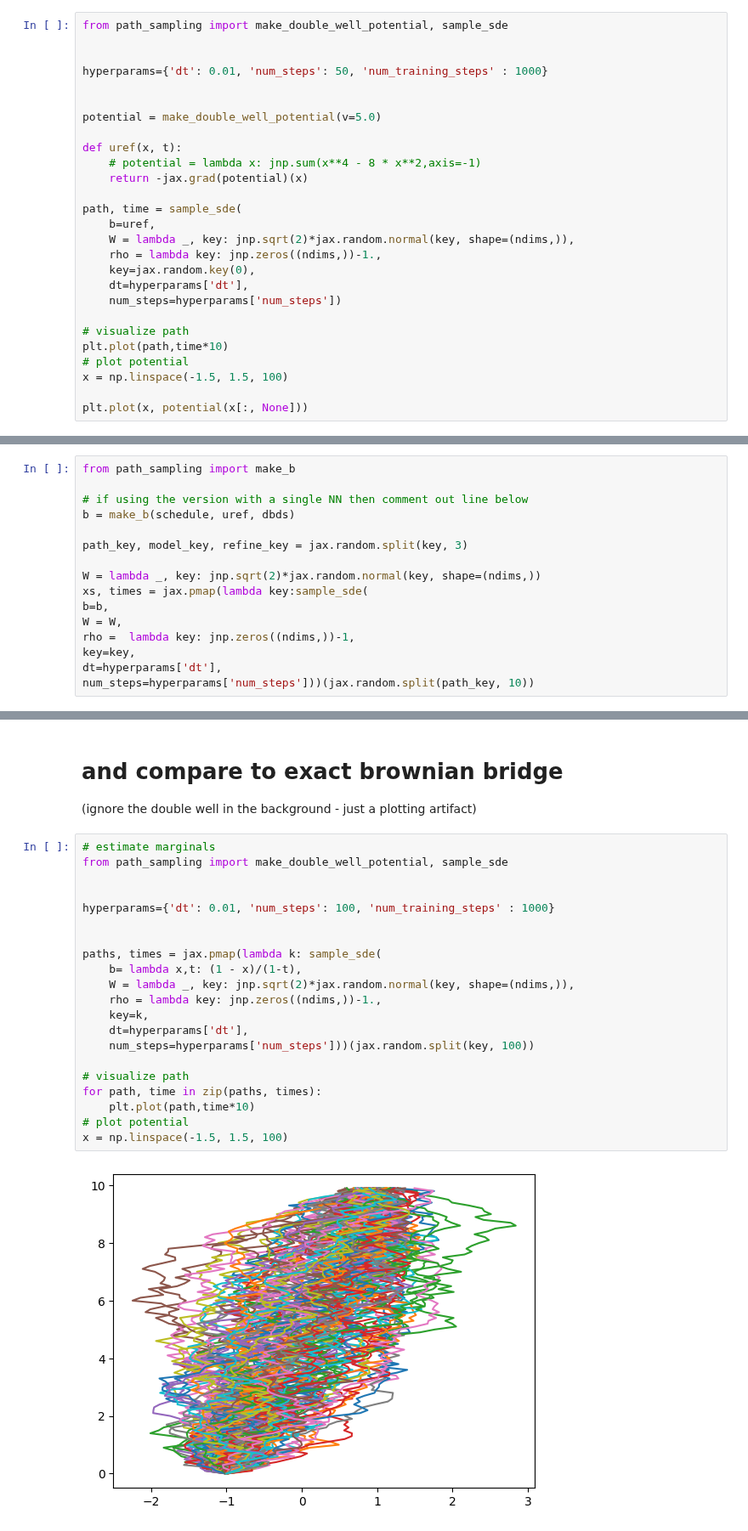
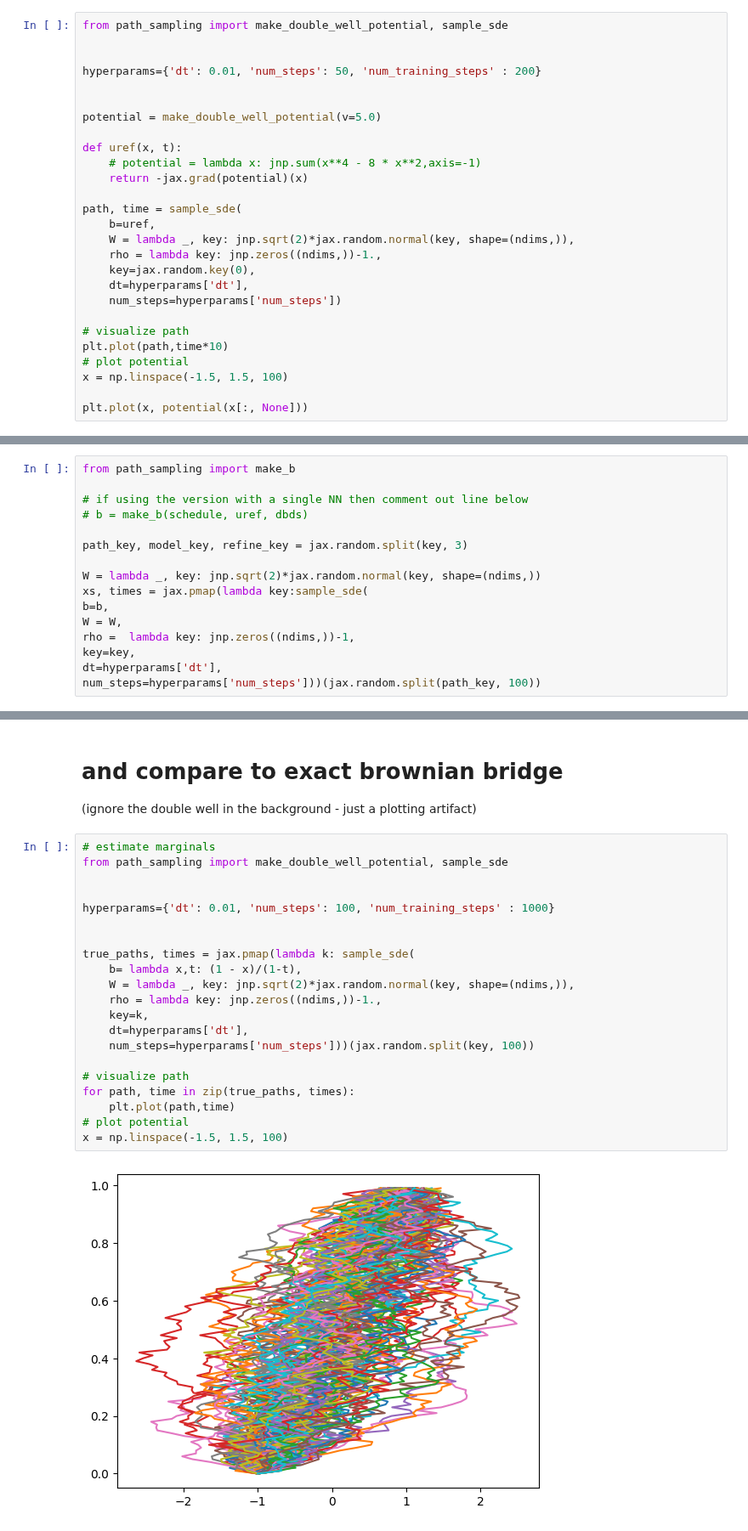
Before and after one commit to reubenharry/path_sampling, a Jupyter notebook: src/path_sampling_nb_qijia.ipynb, the cells around one changed output, grey strips where cells are left out. Shown at 85% size. Saved outputs shown, nothing was run; the diff lists cells and outputs as text.

```diff
--- a/src/path_sampling_nb_qijia.ipynb
+++ b/src/path_sampling_nb_qijia.ipynb
@@ -35,7 +35,7 @@ Here's an example of sampling a path in a double well potential.
 from path_sampling import make_double_well_potential, sample_sde
 
 
-hyperparams={'dt': 0.01, 'num_steps': 50, 'num_training_steps' : 1000}
+hyperparams={'dt': 0.01, 'num_steps': 50, 'num_training_steps' : 200}
 
 
 potential = make_double_well_potential(v=5.0)
@@ -126,7 +136,7 @@ Test loss is 2690.732421875
 from path_sampling import make_b
 
 # if using the version with a single NN then comment out line below
-b = make_b(schedule, uref, dbds)
+# b = make_b(schedule, uref, dbds)
 
 path_key, model_key, refine_key = jax.random.split(key, 3)
 
@@ -137,7 +147,7 @@ W = W,
 rho =  lambda key: jnp.zeros((ndims,))-1,
 key=key,
 dt=hyperparams['dt'],
-num_steps=hyperparams['num_steps']))(jax.random.split(path_key, 10))
+num_steps=hyperparams['num_steps']))(jax.random.split(path_key, 100))
 # %%
 for path in xs:
     plt.plot(path, times[0])
@@ -150,23 +160,23 @@ for path in xs:
 # %%
 # estimate marginals
 from path_sampling import make_double_well_potential, sample_sde
 
 
 hyperparams={'dt': 0.01, 'num_steps': 100, 'num_training_steps' : 1000}
 
 
-paths, times = jax.pmap(lambda k: sample_sde(
+true_paths, times = jax.pmap(lambda k: sample_sde(
     b= lambda x,t: (1 - x)/(1-t),
     W = lambda _, key: jnp.sqrt(2)*jax.random.normal(key, shape=(ndims,)),
     rho = lambda key: jnp.zeros((ndims,))-1.,
     key=k,
     dt=hyperparams['dt'],
     num_steps=hyperparams['num_steps']))(jax.random.split(key, 100))
 
 # visualize path
-for path, time in zip(paths, times):
-    plt.plot(path,time*10)
+for path, time in zip(true_paths, times):
+    plt.plot(path,time)
 # plot potential
 x = np.linspace(-1.5, 1.5, 100)
 # %% [output]
-[figure, old version]
+[figure, new version]
```
Also changed, not shown: parts of 4 cells of this notebook, 3 other files.
